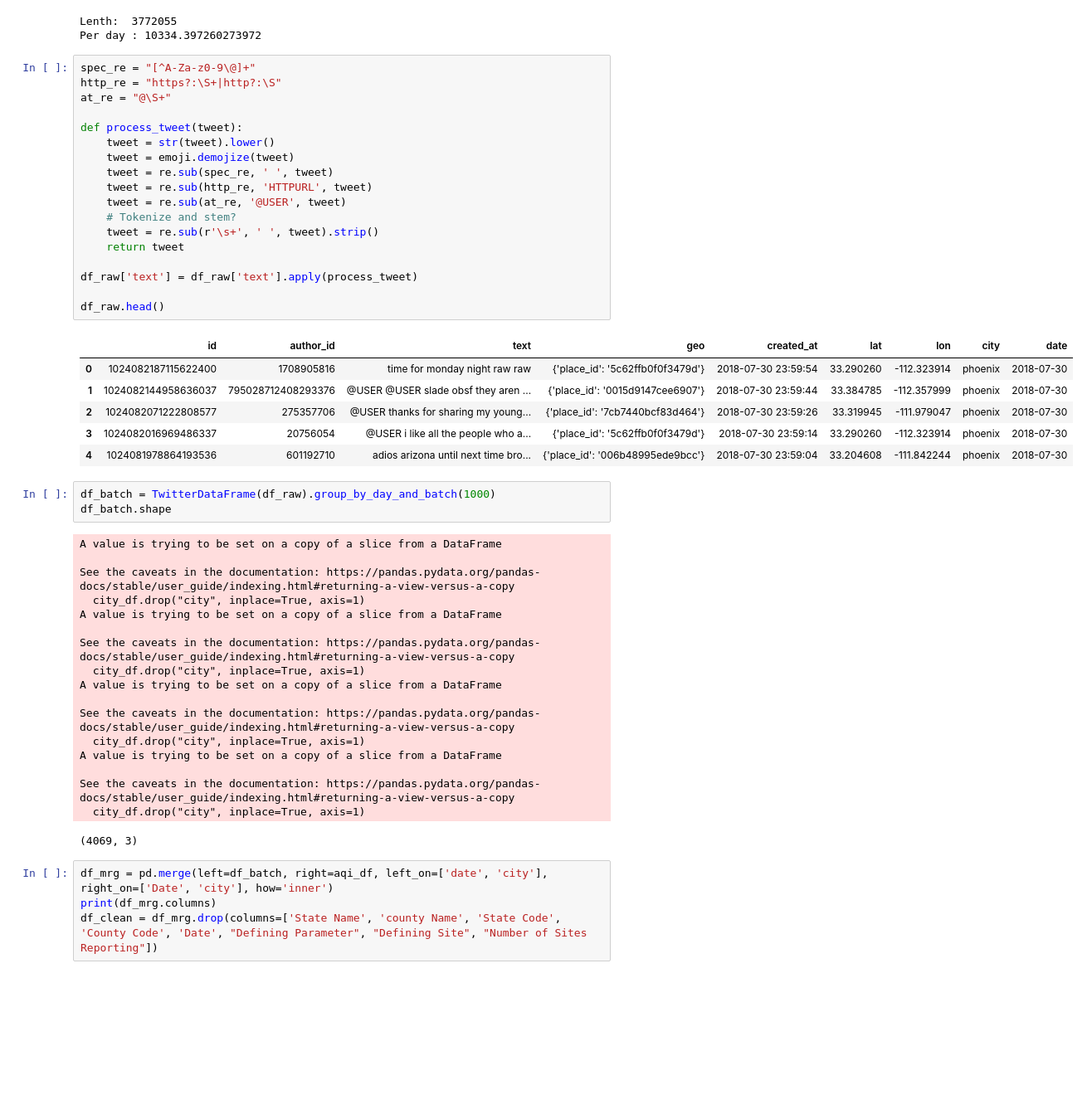
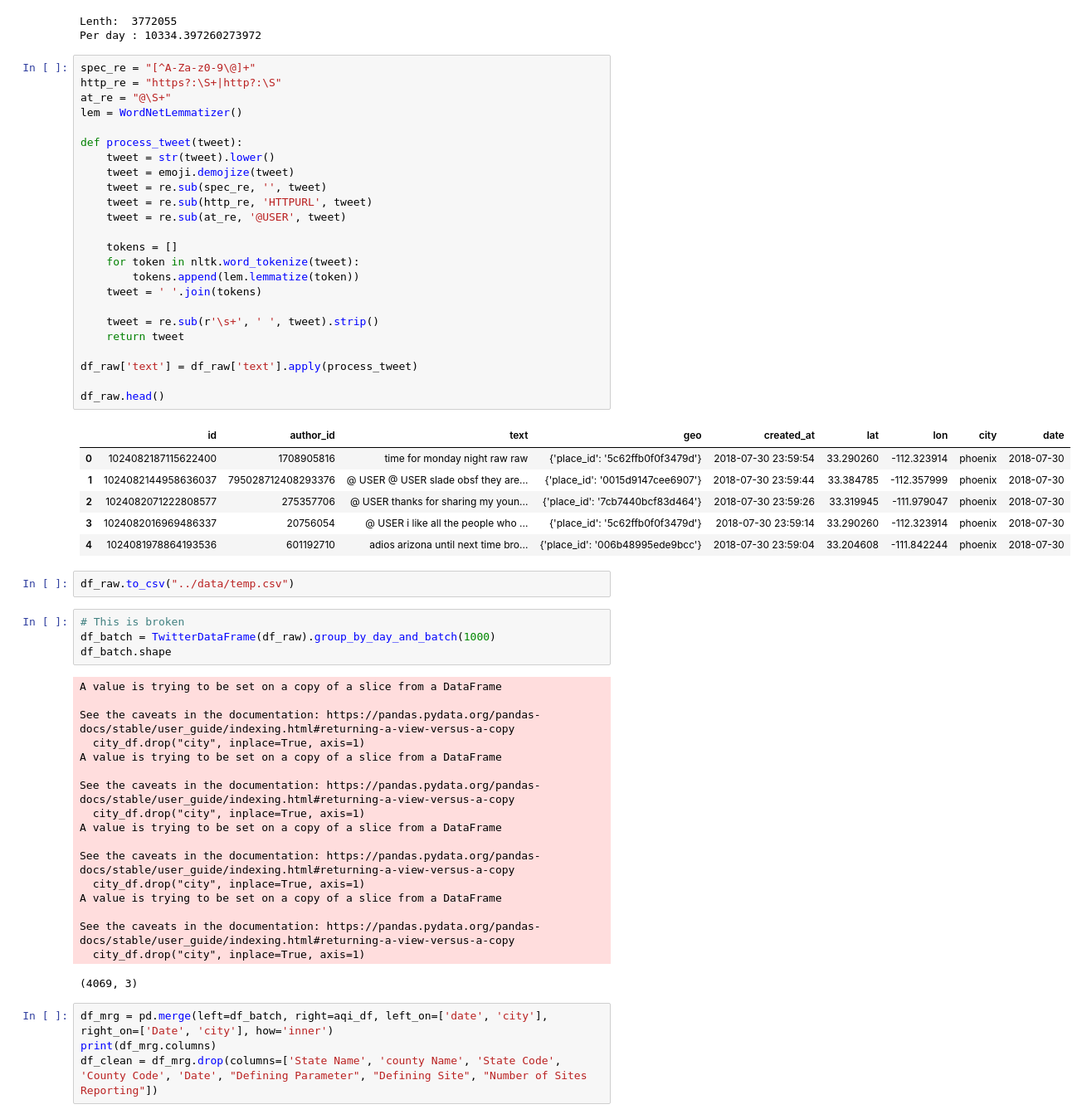
Before and after one commit to zcalhoun/wildfire, a Jupyter notebook: notebooks/tfidf-v1.ipynb, the cells around one changed output. Shown: that part at 83% size. Saved outputs shown, nothing was run; the diff lists cells and outputs as text; blank space fills up the shorter version.

```diff
--- a/notebooks/tfidf-v1.ipynb
+++ b/notebooks/tfidf-v1.ipynb
@@ -130,29 +141,38 @@ Per day : 10334.397260273972
 # %%
 spec_re = "[^A-Za-z0-9\@]+"
 http_re = "https?:\S+|http?:\S"
 at_re = "@\S+"
+lem = WordNetLemmatizer()
 
 def process_tweet(tweet):
     tweet = str(tweet).lower()
     tweet = emoji.demojize(tweet)
-    tweet = re.sub(spec_re, ' ', tweet)
+    tweet = re.sub(spec_re, '', tweet)
     tweet = re.sub(http_re, 'HTTPURL', tweet)
     tweet = re.sub(at_re, '@USER', tweet)
-    # Tokenize and stem?
+
+    tokens = []
+    for token in nltk.word_tokenize(tweet):
+        tokens.append(lem.lemmatize(token))
+    tweet = ' '.join(tokens)
+
     tweet = re.sub(r'\s+', ' ', tweet).strip()
     return tweet
 
 df_raw['text'] = df_raw['text'].apply(process_tweet)
 
 df_raw.head()
 # %% [output]
 |  | id | author_id | text | geo | created_at | lat | lon | city | date |
 | 0 | 1024082187115622400 | 1708905816 | time for monday night raw raw | {'place_id': '5c62ffb0f0f3479d'} | 2018-07-30 23:59:54 | 33.290260 | -112.323914 | phoenix | 2018-07-30 |
-| 1 | 1024082144958636037 | 795028712408293376 | @USER @USER slade obsf they aren ... | {'place_id': '0015d9147cee6907'} | 2018-07-30 23:59:44 | 33.384785 | -112.357999 | phoenix | 2018-07-30 |
-| 2 | 1024082071222808577 | 275357706 | @USER thanks for sharing my young... | {'place_id': '7cb7440bcf83d464'} | 2018-07-30 23:59:26 | 33.319945 | -111.979047 | phoenix | 2018-07-30 |
-| 3 | 1024082016969486337 | 20756054 | @USER i like all the people who a... | {'place_id': '5c62ffb0f0f3479d'} | 2018-07-30 23:59:14 | 33.290260 | -112.323914 | phoenix | 2018-07-30 |
+| 1 | 1024082144958636037 | 795028712408293376 | @ USER @ USER slade obsf they are... | {'place_id': '0015d9147cee6907'} | 2018-07-30 23:59:44 | 33.384785 | -112.357999 | phoenix | 2018-07-30 |
+| 2 | 1024082071222808577 | 275357706 | @ USER thanks for sharing my youn... | {'place_id': '7cb7440bcf83d464'} | 2018-07-30 23:59:26 | 33.319945 | -111.979047 | phoenix | 2018-07-30 |
+| 3 | 1024082016969486337 | 20756054 | @ USER i like all the people who ... | {'place_id': '5c62ffb0f0f3479d'} | 2018-07-30 23:59:14 | 33.290260 | -112.323914 | phoenix | 2018-07-30 |
 | 4 | 1024081978864193536 | 601192710 | adios arizona until next time bro... | {'place_id': '006b48995ede9bcc'} | 2018-07-30 23:59:04 | 33.204608 | -111.842244 | phoenix | 2018-07-30 |
+# %%
+df_raw.to_csv("../data/temp.csv")
 # %%
+# This is broken
 df_batch = TwitterDataFrame(df_raw).group_by_day_and_batch(1000)
 df_batch.shape
 # %% [output]
```
Also changed, not shown: parts of 11 cells of this notebook.
